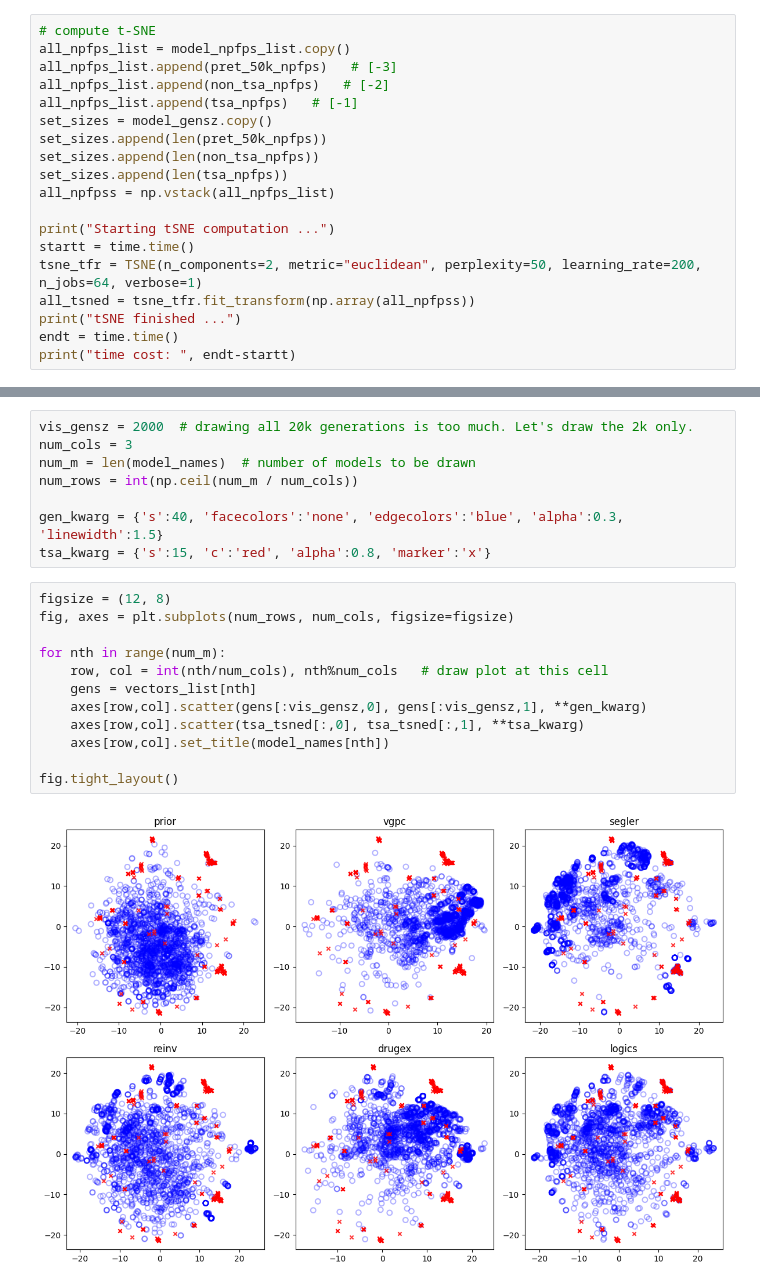
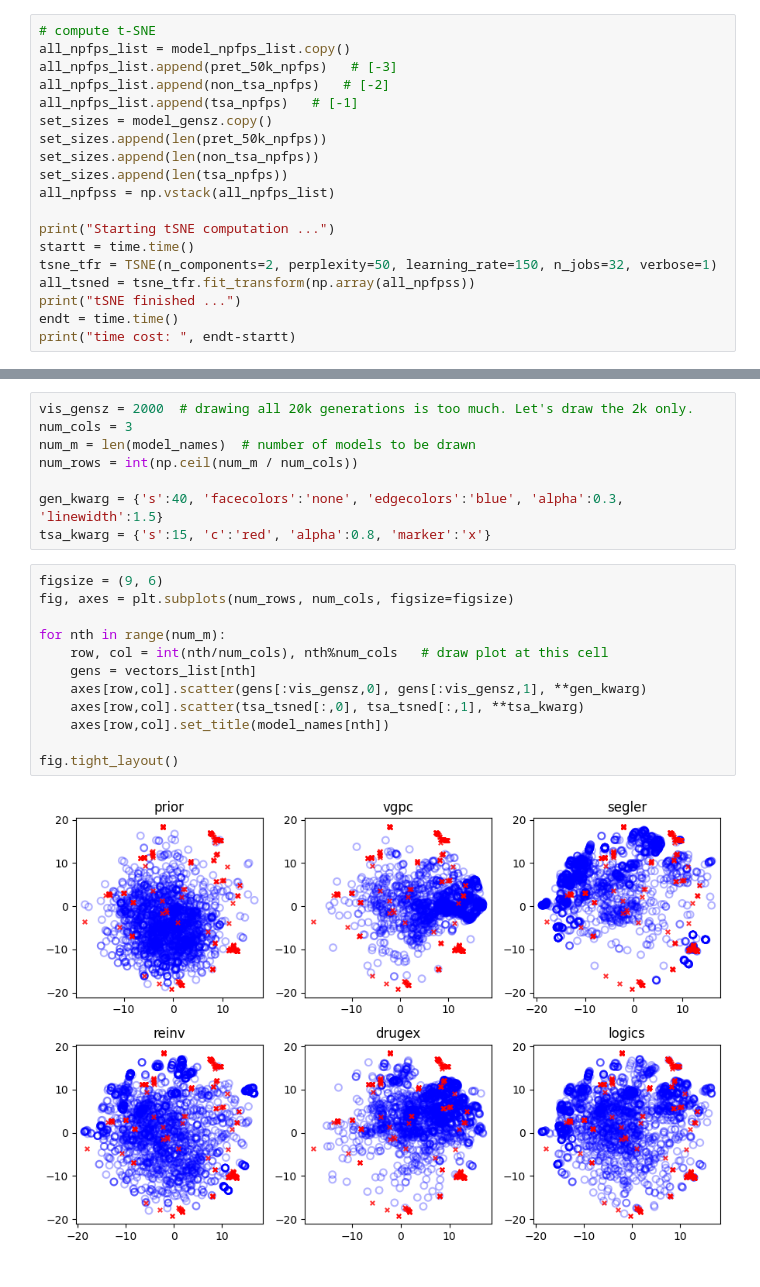
Before and after one commit to GIST-CSBL/LOGICS, a Jupyter notebook: experiment-kor/chemical space - KOR.ipynb, the cells around one changed output, grey strips where cells are left out. Cells and saved outputs as stored; diff of their text form.

```diff
--- a/experiment-kor/chemical space - KOR.ipynb
+++ b/experiment-kor/chemical space - KOR.ipynb
@@ -91,7 +89,7 @@ all_npfpss = np.vstack(all_npfps_list)
 
 print("Starting tSNE computation ...")
 startt = time.time()
-tsne_tfr = TSNE(n_components=2, metric="euclidean", perplexity=50, learning_rate=200, n_jobs=64, verbose=1)
+tsne_tfr = TSNE(n_components=2, perplexity=50, learning_rate=150, n_jobs=32, verbose=1)
 all_tsned = tsne_tfr.fit_transform(np.array(all_npfpss))
 print("tSNE finished ...")
 endt = time.time()
@@ -132,16 +152,16 @@ num_rows = int(np.ceil(num_m / num_cols))
 gen_kwarg = {'s':40, 'facecolors':'none', 'edgecolors':'blue', 'alpha':0.3, 'linewidth':1.5}
 tsa_kwarg = {'s':15, 'c':'red', 'alpha':0.8, 'marker':'x'}
 # %%
-figsize = (12, 8)
+figsize = (9, 6)
 fig, axes = plt.subplots(num_rows, num_cols, figsize=figsize)
 
 for nth in range(num_m):
     row, col = int(nth/num_cols), nth%num_cols   # draw plot at this cell
     gens = vectors_list[nth]
     axes[row,col].scatter(gens[:vis_gensz,0], gens[:vis_gensz,1], **gen_kwarg)
     axes[row,col].scatter(tsa_tsned[:,0], tsa_tsned[:,1], **tsa_kwarg)
     axes[row,col].set_title(model_names[nth])
 
 fig.tight_layout()
 # %% [output]
-[figure, old version]
+[figure, new version]
```
Also changed, not shown: parts of 13 cells of this notebook.
